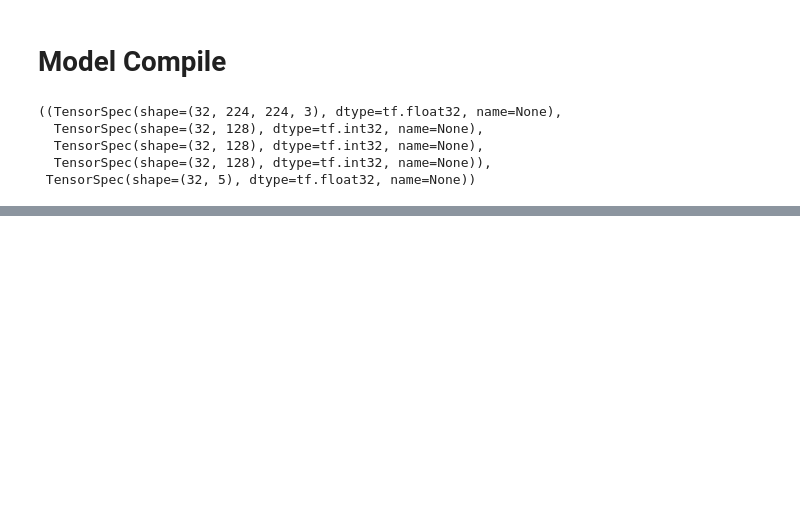
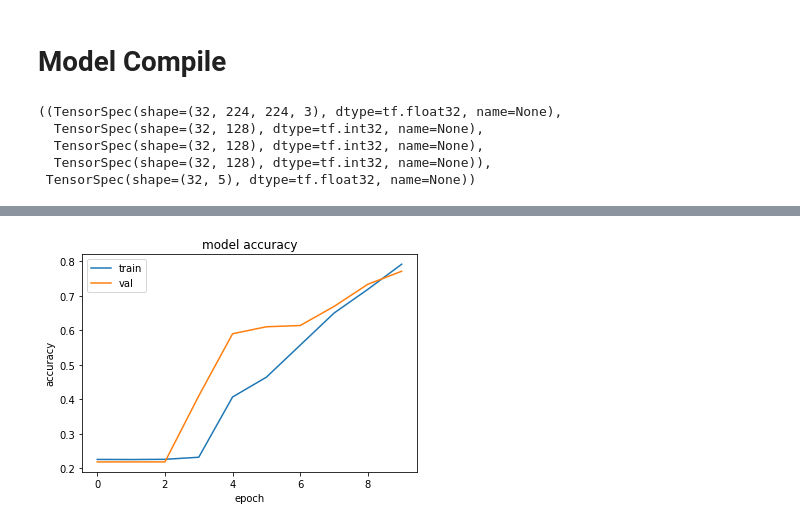
Before and after one commit to Stephanie9606/MultimodalDeepLearning_OnlineMemeClassification, a Jupyter notebook: multiclass_mulitimodal_late_fusion_memes.ipynb, the cells around one changed output, grey strips where cells are left out. Drawn from its saved outputs; the diff is of its cells as text; code cells hidden in the pictures; blank space fills up the shorter version.

```diff
--- a/multiclass_mulitimodal_late_fusion_memes.ipynb
+++ b/multiclass_mulitimodal_late_fusion_memes.ipynb
@@ -647,9 +654,11 @@ loss: 0.6683763265609741. accuracy: 0.936141312122345
 # %%
-# plot
-plt.plot(history.history['acc'])
-plt.plot(history.history['val_acc'])
+# plot accuracy
+plt.plot(latefs_history.history['accuracy'])
+plt.plot(latefs_history.history['val_accuracy'])
 plt.title('model accuracy')
 plt.ylabel('accuracy')
 plt.xlabel('epoch')
 plt.legend(['train', 'val'], loc='upper left')
 plt.show()
+# %% [output]
+[figure, added]
```
Also changed, not shown: parts of 12 cells of this notebook.
